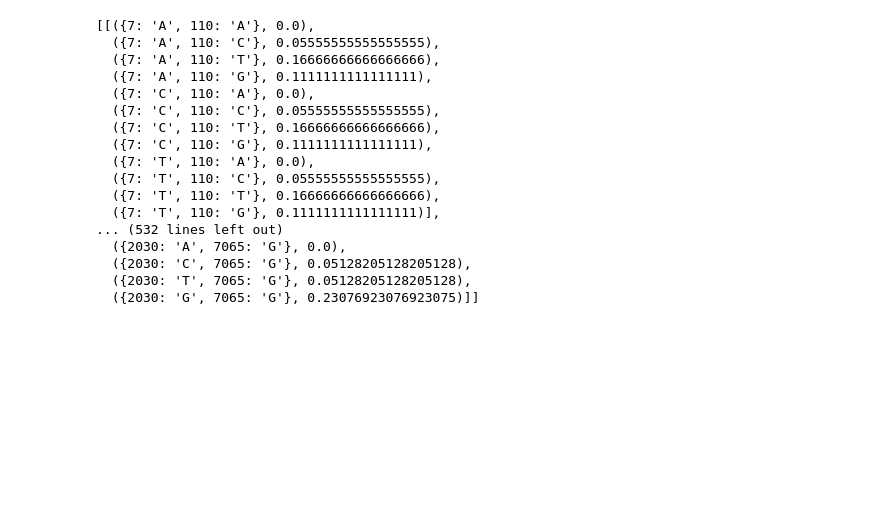
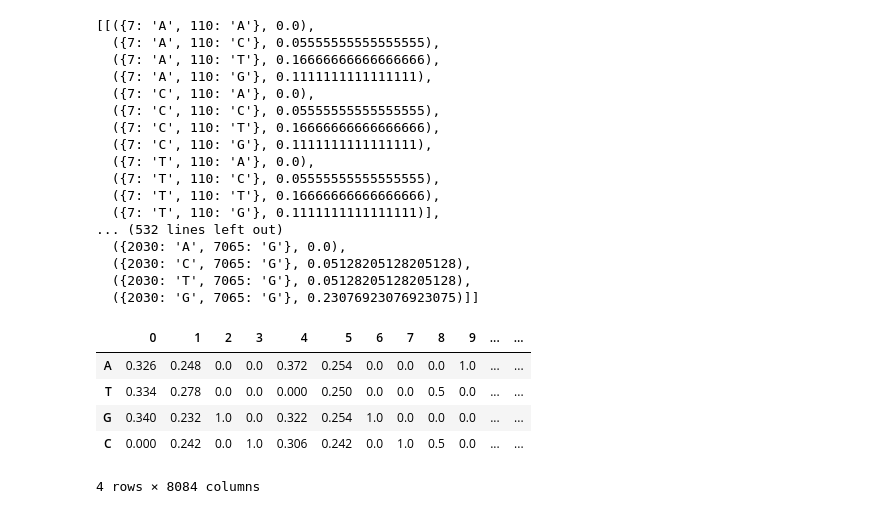
Before and after one commit to zeroknowledgediscovery/mlexpress_, a Jupyter notebook: perturbation_example/Untitled.ipynb, the cells around one changed output. Saved outputs shown, nothing was run; the diff lists cells and outputs as text; code cells hidden in the pictures; blank space fills up the shorter version.

```diff
--- a/perturbation_example/Untitled.ipynb
+++ b/perturbation_example/Untitled.ipynb
@@ -45,0 +48,24 @@ data[1]
+# %%
+rf=pd.read_csv('RPhiv_perturbed_sequences.csv',header=None)
+sf=pd.read_csv('SPhiv_perturbed_sequences.csv',header=None)
+# %%
+def getSeries(col):
+    return col.value_counts()
+# %%
+def getH(df):
+    df_=df.apply(getSeries,axis=0)
+    df_=df_.loc[['A','T','G','C']].fillna(0)
+    df_=df_/500
+    return df_
+# %%
+rf_=getH(rf)
+sf_=getH(sf)
+# %%
+rf_
+# %% [output]
+|  | 0 | 1 | 2 | 3 | 4 | 5 | 6 | 7 | 8 | 9 | ... | ... |
+| A | 0.326 | 0.248 | 0.0 | 0.0 | 0.372 | 0.254 | 0.0 | 0.0 | 0.0 | 1.0 | ... | ... |
+| T | 0.334 | 0.278 | 0.0 | 0.0 | 0.000 | 0.250 | 0.0 | 0.0 | 0.5 | 0.0 | ... | ... |
+| G | 0.340 | 0.232 | 1.0 | 0.0 | 0.322 | 0.254 | 1.0 | 0.0 | 0.0 | 0.0 | ... | ... |
+| C | 0.000 | 0.242 | 0.0 | 1.0 | 0.306 | 0.242 | 0.0 | 1.0 | 0.5 | 0.0 | ... | ... |
+4 rows × 8084 columns
```
Also changed, not shown: parts of 5 cells of this notebook.
